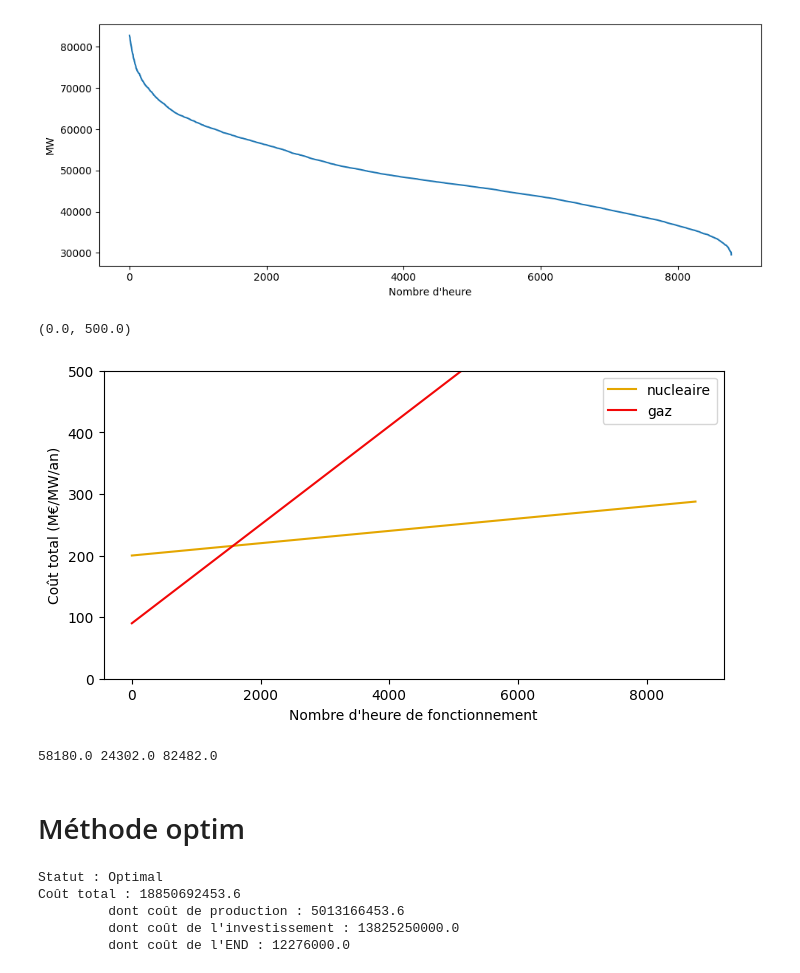
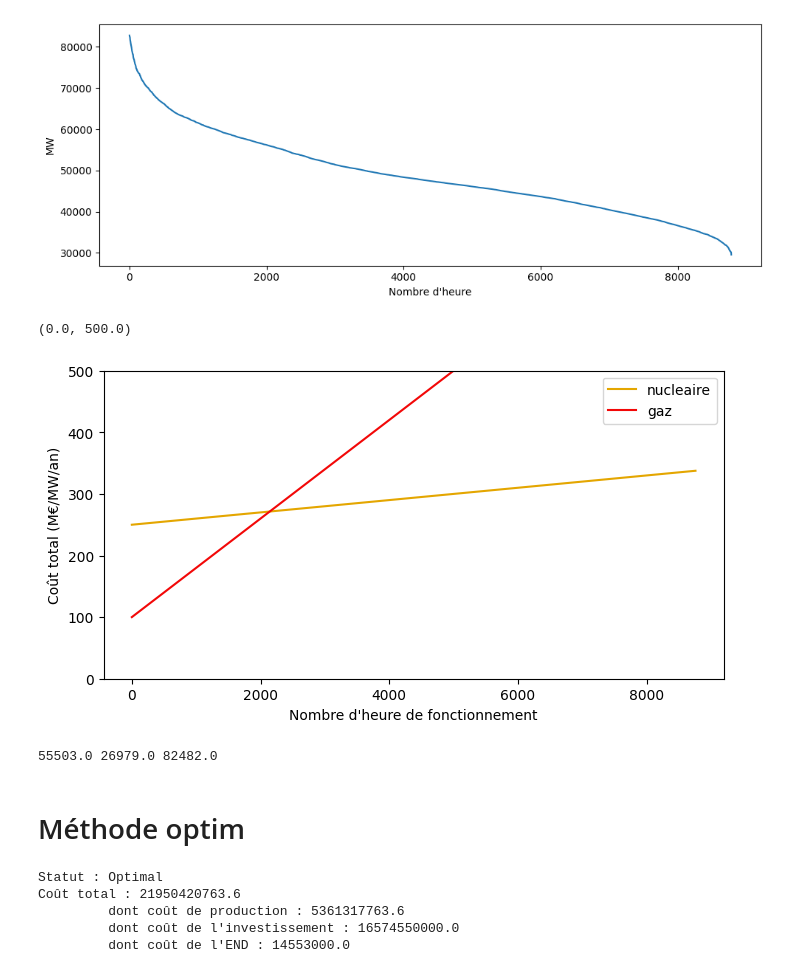
Before and after one commit to Alx-Lebeau/Cours-EcoElec, a Jupyter notebook: notebooks/02_Equilibre_Long_Terme.ipynb, the cells around one changed output. Drawn from its saved outputs; the diff is of its cells as text; code cells hidden in the pictures.

```diff
--- a/notebooks/02_Equilibre_Long_Terme.ipynb
+++ b/notebooks/02_Equilibre_Long_Terme.ipynb
@@ -56,31 +73,33 @@ donnees_filieres = {
 # %%
 fig, ax = plt.subplots(figsize=(8,4))
 
 t = np.arange(8760)
 
 for i in donnees_filieres :
 
-  cost_curve = donnees_filieres[i]["cout_fixe"] + donnees_filieres[i]["cout_variable"]*t
+  dispo_moyenne = df_dispo.mean()[i]
+
+  cost_curve = (donnees_filieres[i]["cout_fixe"] /dispo_moyenne) + donnees_filieres[i]["cout_variable"]*t
   ax.plot(cost_curve / 1000,
           label = i,
           color = config.couleurs[i])
 
 ax.set_xlabel("Nombre d'heure de fonctionnement")
 ax.set_ylabel("Coût total (M€/MW/an)")
 
 ax.legend(loc="best")
 ax.set_ylim([0,500])
 # %% [output]
 (0.0, 500.0)
-[figure, old version]
+[figure, new version]
 # %%
-capa_nuc = monotone[1571]
+capa_nuc = monotone[2143]
 capa_total = monotone[3]
 capa_gaz = capa_total - capa_nuc
 
 print(capa_nuc, capa_gaz, capa_total)
 # %% [output]
-58180.0 24302.0 82482.0
+55503.0 26979.0 82482.0
 # %% [markdown]
 # Méthode optim
 # %%
@@ -137,9 +156,10 @@ cout_invest = pl.lpSum(
     for i in filieres
 )
 
-# Objectif total = production + END
+# Objectif total = production + END + cout d'investissement
 modele += cout_production + cout_END + cout_invest
 
+# contrainte EOD
 
 for t in T:
     modele += (
@@ -147,11 +167,13 @@ for t in T:
         f"Equilibre_t{t}"
     )
 
+# contrainte de capacité
+
 
 for i in filieres:
     for t in T:
         modele += (
-            prod[i][t] <= capa[i],  #* df_dispo.loc[t][i],
+            prod[i][t] <= capa[i] * df_dispo.loc[t][i],
             f"Capacite_{i}_t{t}"
         )
 
@@ -180,9 +202,10 @@ df_resultats_horaires = pd.DataFrame({
 })
 
 
-df_capa = pd.DataFrame({
+df_annuel = pd.DataFrame({
     "filiere": filieres,
     "capa_opt_MW": [capa[i].value() for i in filieres],
+    "capa_dispo_MW": [capa[i].value() * df_dispo.mean()[i] for i in filieres],
     "cout_fixe_EUR_par_MW": [donnees_filieres[i]["cout_fixe"] for i in filieres],
 }).set_index("filiere")
 
@@ -190,19 +213,19 @@ df_capa = pd.DataFrame({
 
 
 # Rentes inframarginales (EUR) sur l'horizon + par MW installé (EUR/MW)
-df_capa["rente_inframarginale_EUR"] = pd.DataFrame(
+df_annuel["rente_inframarginale_EUR"] = pd.DataFrame(
     {i: df_resultats_horaires["prix_marginal"] - donnees_filieres[i]["cout_variable"] for i in filieres}
 ).mul(
     df_resultats_horaires[[f"prod_{i}" for i in filieres]].set_axis(filieres, axis=1)
 ).sum()
 
-df_capa["rente_inframarginale_EUR_par_MW"] = df_capa["rente_inframarginale_EUR"] / df_capa["capa_opt_MW"]
+df_annuel["rente_inframarginale_EUR_par_MW"] = df_annuel["rente_inframarginale_EUR"] / df_annuel["capa_opt_MW"]
 # %% [output]
 Statut : Optimal
-Coût total : 18850692453.6
-         dont coût de production : 5013166453.6
-         dont coût de l'investissement : 13825250000.0
-         dont coût de l'END : 12276000.0
+Coût total : 21950420763.6
+         dont coût de production : 5361317763.6
+         dont coût de l'investissement : 16574550000.0
+         dont coût de l'END : 14553000.0
 # %%
 df_capa
 # %% [output]
```
Also changed, not shown: parts of 22 cells of this notebook.
